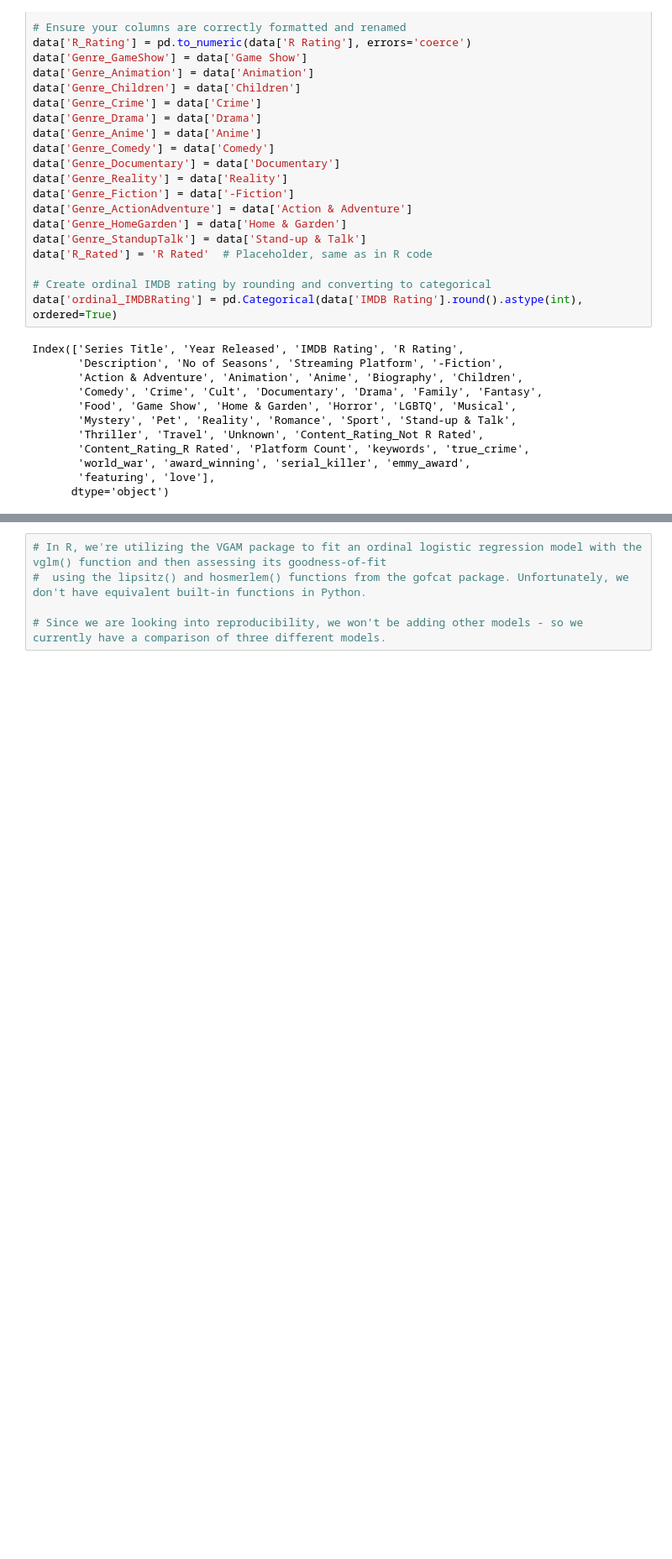
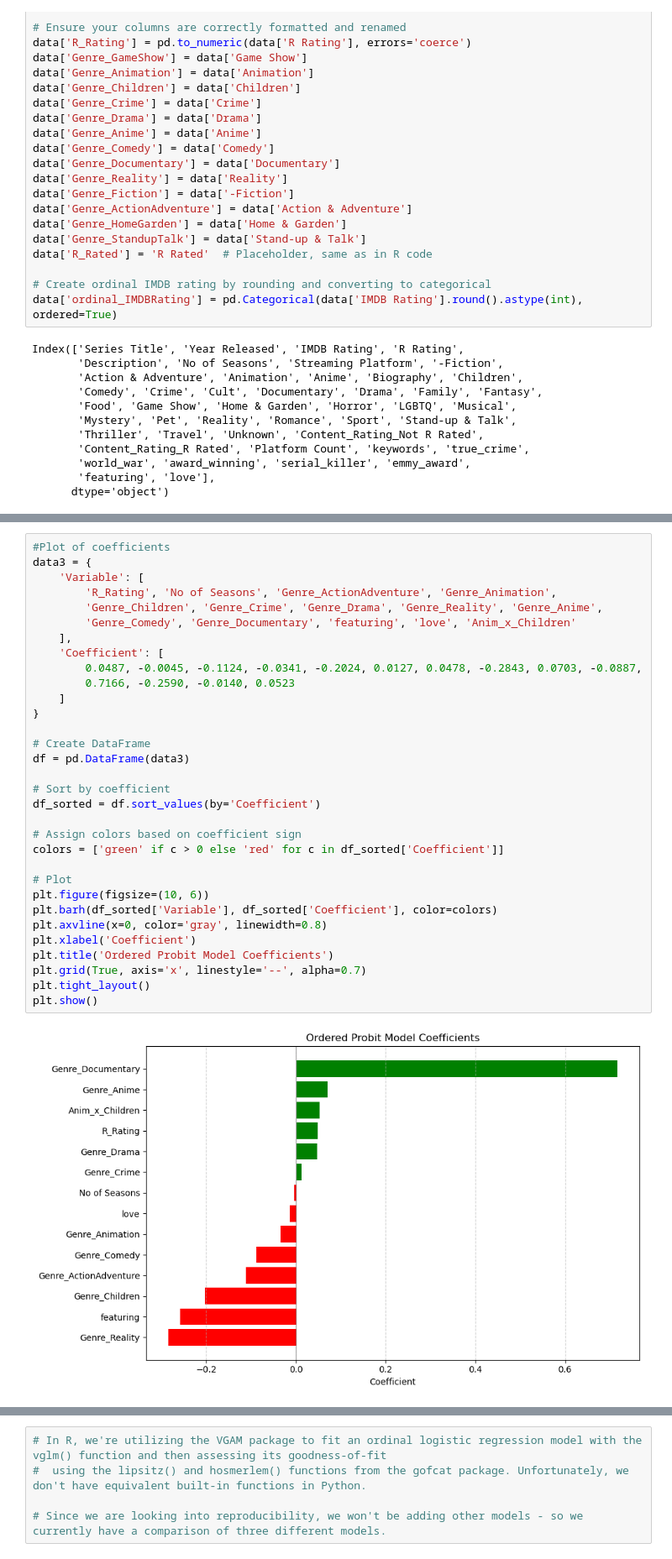
Before and after one commit to ayeti82/Reproducible-Research-Project, a Jupyter notebook: scripts/Updated Script - Python.ipynb, the cells around one changed output, grey strips where cells are left out. Shown: that part at 84% size. Drawn from its saved outputs; the diff is of its cells as text; blank space fills up the shorter version.

```diff
--- a/scripts/Updated Script - Python.ipynb
+++ b/scripts/Updated Script - Python.ipynb
@@ -685,6 +753,40 @@ Time:                        00:17:13
 8/9                       0.5470      0.016     34.776      0.000       0.516       0.578
 9/10                      0.6394      0.078      8.156      0.000       0.486       0.793
 =========================================================================================
+# %%
+#Plot of coefficients
+data3 = {
+    'Variable': [
+        'R_Rating', 'No of Seasons', 'Genre_ActionAdventure', 'Genre_Animation',
+        'Genre_Children', 'Genre_Crime', 'Genre_Drama', 'Genre_Reality', 'Genre_Anime',
+        'Genre_Comedy', 'Genre_Documentary', 'featuring', 'love', 'Anim_x_Children'
+    ],
+    'Coefficient': [
+        0.0487, -0.0045, -0.1124, -0.0341, -0.2024, 0.0127, 0.0478, -0.2843, 0.0703, -0.0887,
+        0.7166, -0.2590, -0.0140, 0.0523
+    ]
+}
+
+# Create DataFrame
+df = pd.DataFrame(data3)
+
+# Sort by coefficient
+df_sorted = df.sort_values(by='Coefficient')
+
+# Assign colors based on coefficient sign
+colors = ['green' if c > 0 else 'red' for c in df_sorted['Coefficient']]
+
+# Plot
+plt.figure(figsize=(10, 6))
+plt.barh(df_sorted['Variable'], df_sorted['Coefficient'], color=colors)
+plt.axvline(x=0, color='gray', linewidth=0.8)
+plt.xlabel('Coefficient')
+plt.title('Ordered Probit Model Coefficients')
+plt.grid(True, axis='x', linestyle='--', alpha=0.7)
+plt.tight_layout()
+plt.show()
+# %% [output]
+[figure, added]
 # %%
 # coeftest()
 
```
Also changed, not shown: parts of 13 cells of this notebook, 5 other files.
